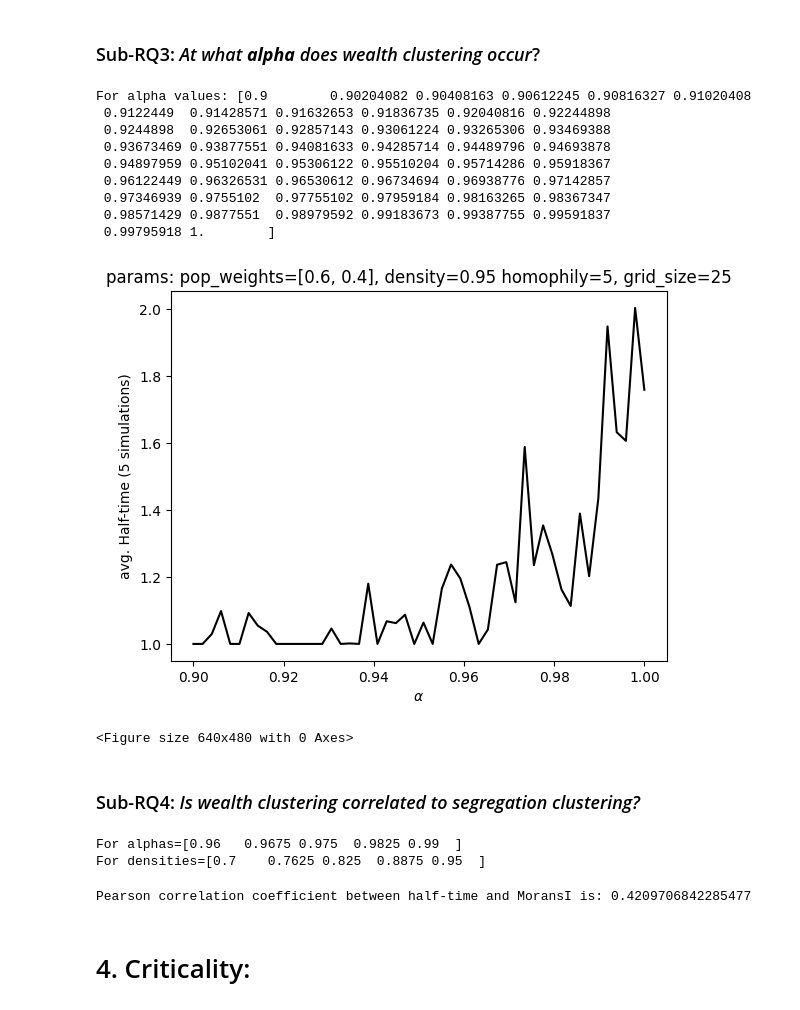
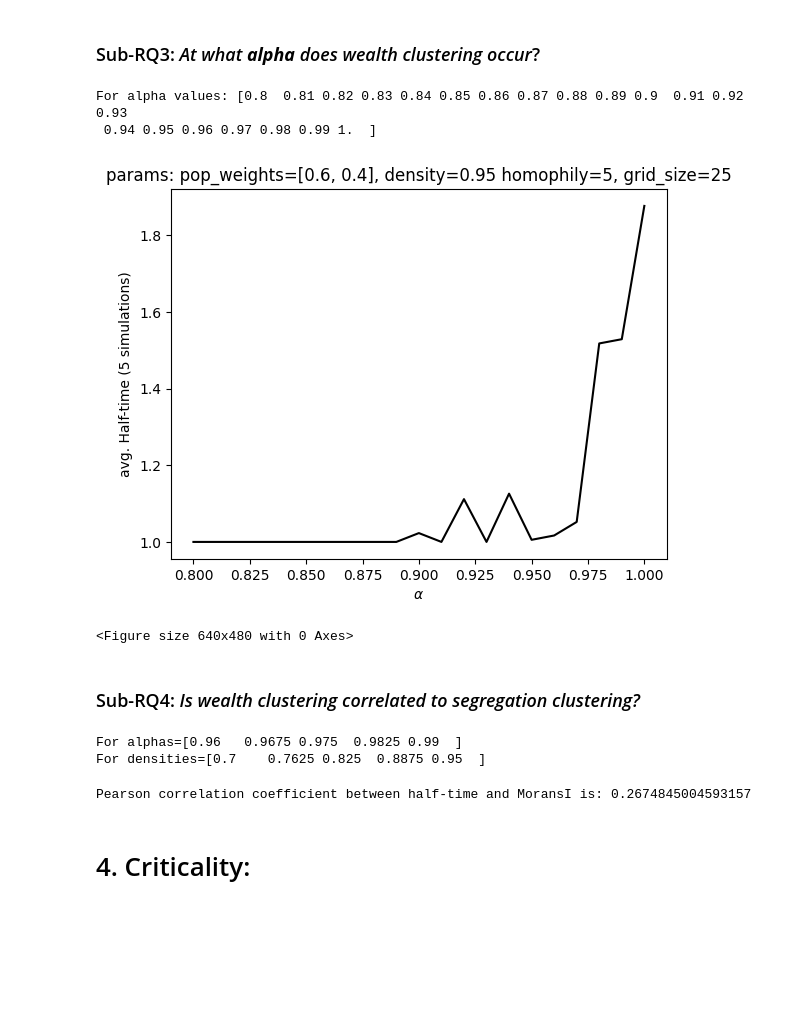
Before and after one commit to aM0NKE/ComplexSystemSimulation, a Jupyter notebook: mesa-schelling/analysis/final_analysisV2.ipynb, the cells around one changed output. Drawn from its saved outputs; the diff is of its cells as text; code cells hidden in the pictures; blank space fills up the shorter version.

```diff
--- a/mesa-schelling/analysis/final_analysisV2.ipynb
+++ b/mesa-schelling/analysis/final_analysisV2.ipynb
@@ -363,7 +363,7 @@ stopping_threshold=5
 stats = False
 server=False
 
-density_values = np.linspace(0.1, 0.99, num=50)
+density_values = np.linspace(0.1, 0.99, num=90)
 print(f'For density values: {density_values}')
 
 segregation_list = []
@@ -524,59 +522,52 @@ def LogarithmicFunc(x, a, b):
 # %% [markdown]
 ### Sub-RQ3: *At what **alpha** does wealth clustering occur*?
 # %%
-num_runs = 5  # Number of model runs
+sims = 5  # Number of model runs
 
 # Define model parameters
 size = 25
 density = 0.95
 homophily = 5
 fixed_areas_pc = 0.0
 population_sizes = [0.6, 0.4] # Add extra weights for more agent types (up to 10)
 cluster_threshold = 4
 stopping_threshold=5
 stats = True
 server=False
 
-alpha_values = np.linspace(0.9, 1, 50)
-print(f'For alpha values: {alpha_values}')
+alpha_range = np.linspace(0.8, 1, num=21)
+print(f'For alpha values: {alpha_range}')
 
 half_time_list = []
-for alpha in tqdm(alpha_values):
+for alpha in tqdm(alpha_range):
     alpha_half_time = []
 
-    for _ in range(num_runs):
+    for _ in range(sims):
         model = Schelling(size, density, fixed_areas_pc, population_sizes, homophily, cluster_threshold, alpha, stopping_threshold, stats, server)
         for i in range(100):
             model.step()
 
         half_time = model.half_time
         alpha_half_time.append(half_time)
 
     average_half_time = np.mean(alpha_half_time)
     half_time_list.append(average_half_time)
 
-plt.plot(alpha_values, half_time_list, 'k-')
+plt.plot(alpha_range, half_time_list, 'k-')
 plt.title(f'params: pop_weights={population_sizes}, density={density} homophily={homophily}, grid_size={size}')
 plt.xlabel(r"$\alpha$")
 plt.ylabel(f'avg. Half-time ({num_runs} simulations)')
 plt.show()
 plt.savefig('RQ3_HalfTime_vs_Alpha.png')
 # %% [output]
-For alpha values: [0.9        0.90204082 0.90408163 0.90612245 0.90816327 0.91020408
- 0.9122449  0.91428571 0.91632653 0.91836735 0.92040816 0.92244898
- 0.9244898  0.92653061 0.92857143 0.93061224 0.93265306 0.93469388
- 0.93673469 0.93877551 0.94081633 0.94285714 0.94489796 0.94693878
- 0.94897959 0.95102041 0.95306122 0.95510204 0.95714286 0.95918367
- 0.96122449 0.96326531 0.96530612 0.96734694 0.96938776 0.97142857
- 0.97346939 0.9755102  0.97755102 0.97959184 0.98163265 0.98367347
- 0.98571429 0.9877551  0.98979592 0.99183673 0.99387755 0.99591837
- 0.99795918 1.        ]
+For alpha values: [0.8  0.81 0.82 0.83 0.84 0.85 0.86 0.87 0.88 0.89 0.9  0.91 0.92 0.93
+ 0.94 0.95 0.96 0.97 0.98 0.99 1.  ]
-[figure, old version]
+[figure, new version]
 <Figure size 640x480 with 0 Axes>
 # %% [markdown]
 ### Sub-RQ4: *Is wealth clustering correlated to segregation clustering?*
 # %%
-num_sims = 5  # Number of model runs
+sims = 5  # Number of model runs
 
 # Define model parameters
 size = 25
@@ -588,19 +579,19 @@ stopping_threshold = 5
 stats = True
 server = False
 
-alpha_values = np.linspace(0.96, 0.99, num=5)
-density_values = np.linspace(0.7,0.95, num=5)
-print(f'For alphas={alpha_values}\nFor densities={density_values}')
+alpha_range = np.linspace(0.96, 0.99, num=5)
+density_range = np.linspace(0.7,0.95, num=5)
+print(f'For alphas={alpha_range}\nFor densities={density_range}')
 
 half_time_list = []
 MoransI_list = []
 
-for alpha in tqdm(alpha_values):
-    for density in density_values:
+for alpha in tqdm(alpha_range):
+    for density in density_range:
         alpha_half_time = []
         alpha_MoransI = []
 
-        for _ in range(num_runs):
+        for _ in range(sims):
             model = Schelling(size, density, fixed_areas_pc, population_sizes, homophily, cluster_threshold, alpha, stopping_threshold, stats, server)
 
             for i in range(100):
@@ -621,7 +612,7 @@ print(f'Pearson correlation coefficient between half-time and MoransI is: {r[0,1
 # %% [output]
 For alphas=[0.96   0.9675 0.975  0.9825 0.99  ]
 For densities=[0.7    0.7625 0.825  0.8875 0.95  ]
-Pearson correlation coefficient between half-time and MoransI is: 0.4209706842285477
+Pearson correlation coefficient between half-time and MoransI is: 0.2674845004593157
 # %% [markdown]
 # 4. Criticality:
 # %%
```
Also changed, not shown: parts of 11 cells of this notebook, 16 other files.
